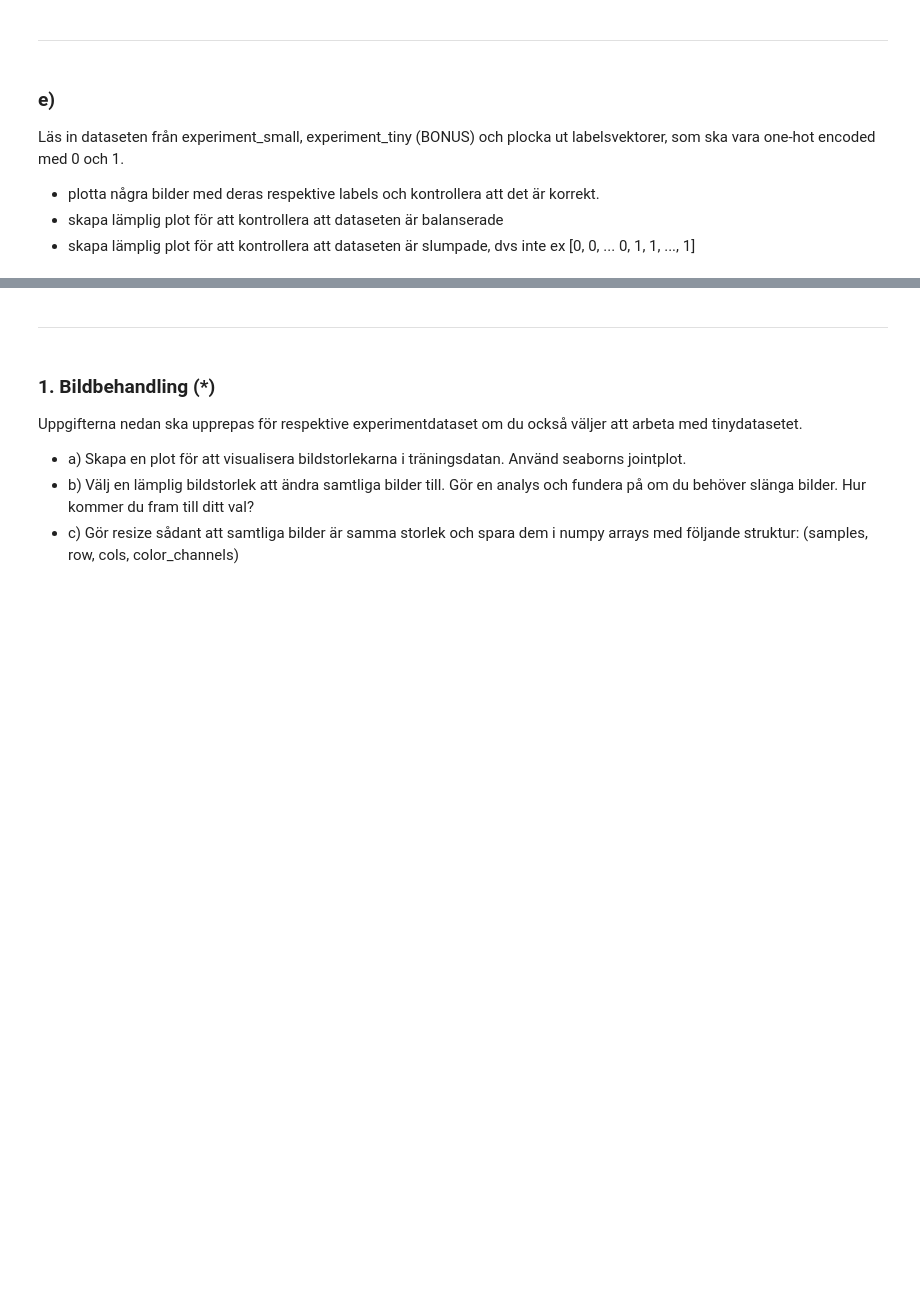
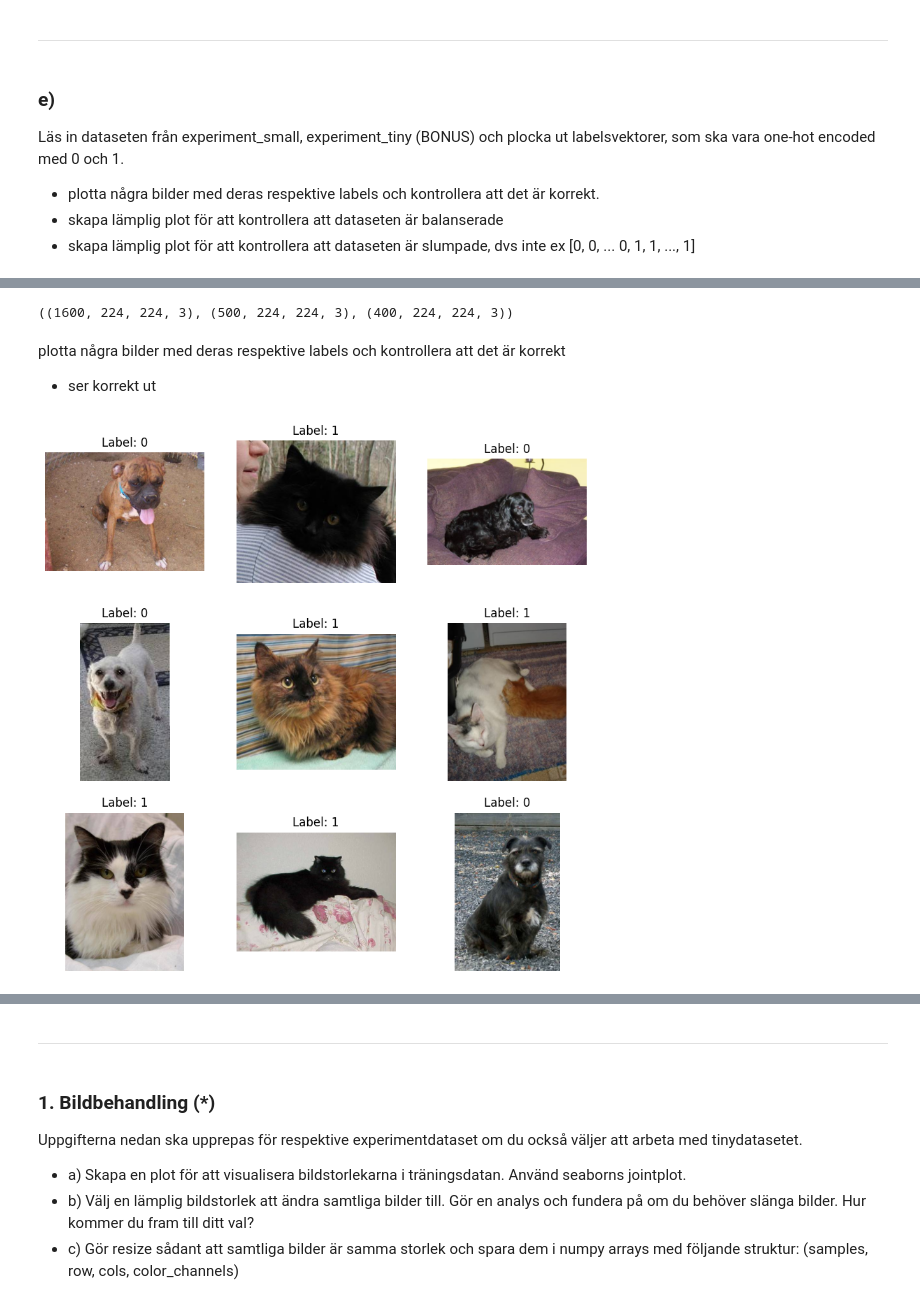
Before and after one commit to Utjiman/AI-Richard-Boden-OPA23, a Jupyter notebook: labs/Labb_2.ipynb, the cells around one changed output, grey strips where cells are left out. Cells and saved outputs as stored; diff of their text form; code cells hidden in the pictures; blank space fills up the shorter version.

```diff
--- a/labs/Labb_2.ipynb
+++ b/labs/Labb_2.ipynb
@@ -79,0 +212,29 @@ ska vara one-hot encoded med 0 och 1.
+# %%
+X_train.shape, X_test.shape, X_val.shape
+# %% [output]
+((1600, 224, 224, 3), (500, 224, 224, 3), (400, 224, 224, 3))
+# %% [markdown]
+plotta några bilder med deras respektive labels och kontrollera att det är korrekt
+- ser korrekt ut
+# %%
+num_images = 9
+plt.figure(figsize=(10, 10))
+
+# Pick random images from training folder
+train_files = os.listdir(train_dir)
+random_files = np.random.choice(train_files, size=num_images, replace=False)
+
+for i, file in enumerate(random_files):
+    img_path = os.path.join(train_dir, file)
+    img = load_img(img_path)
+    plt.subplot(3, 3, i + 1)
+    plt.imshow(img)
+
+    # get label
+    label_index = 0 if 'dog' in file.split('.')[0] else 1  # 0 for dog 1 for cat
+    plt.title("Label: " + str(label_index))
+    plt.axis("off")
+
+plt.show()
+# %% [output]
+[figure, added]
```
Also changed, not shown: parts of 9 cells of this notebook.
